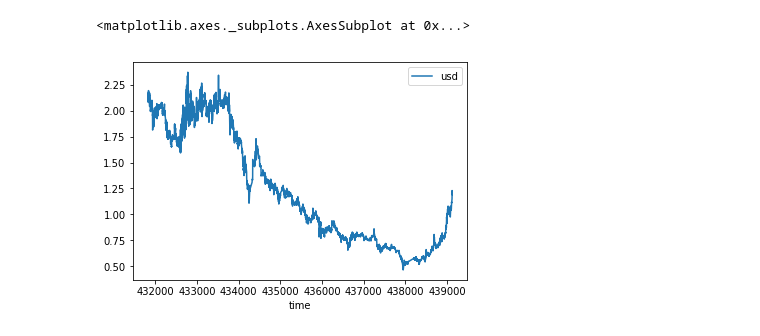
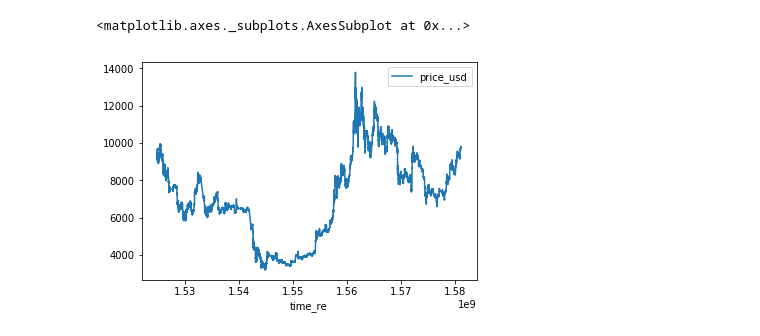
Before and after one commit to kaluzap/python_coingecko_mysql_report, a Jupyter notebook: notebook/open_clean_old_database.ipynb, the cells around one changed output. Saved outputs shown, nothing was run; the diff lists cells and outputs as text; code cells hidden in the pictures.

Commit message:
New database and functions to work with the database.

```diff
--- a/notebook/open_clean_old_database.ipynb
+++ b/notebook/open_clean_old_database.ipynb
@@ -6,4 +14,9 @@ file = "/home/pablo/bitcoin/tomador_de_datos/python_coingecko/datos/LSK_todo.dat
+# %%
+the_file = f'/home/pablo/MEGA/SEGURO_DE_DATOS/datos/old_database/{the_symbol}_todo.dat'
 # %%
-df = pd.read_csv(file, dtype = {'time':np.float64, 'usd':np.float64, 'btc':np.float64, 'musd':np.float64, 'mbtc':np.float64}, names = ['time', 'usd', 'btc', 'musd', 'mbtc'], usecols=[0, 1, 2, 3, 4], delim_whitespace = True)
+df = pd.read_csv(the_file, dtype = {'time_re':np.float64, 'price_usd':np.float64, 'price_btc':np.float64, 'volume_usd':np.float64, 'volume_btc':np.float64},
+                 names = ['time_re', 'price_usd', 'price_btc', 'volume_usd', 'volume_btc'],
+                 usecols=[0, 1, 2, 3, 4],
+                 delim_whitespace = True)
 df.tail(10)
 # %% [output]
@@ -20,0 +34,4 @@ df.tail(10)
+# %%
+df['time_re'] = df['time_re'].apply(lambda x : int(round(x*3600,0)))
+df['time_lu'] = df['time_re']
+df.head()
@@ -21,5 +45,5 @@ df.tail(10)
 # %%
-df.plot('time', 'usd')
+df.plot('time_re', 'price_usd')
 # %% [output]
 <matplotlib.axes._subplots.AxesSubplot at 0x...>
-[figure, old version]
+[figure, new version]
```
Also changed, not shown: parts of 10 cells of this notebook, 2 other files.
